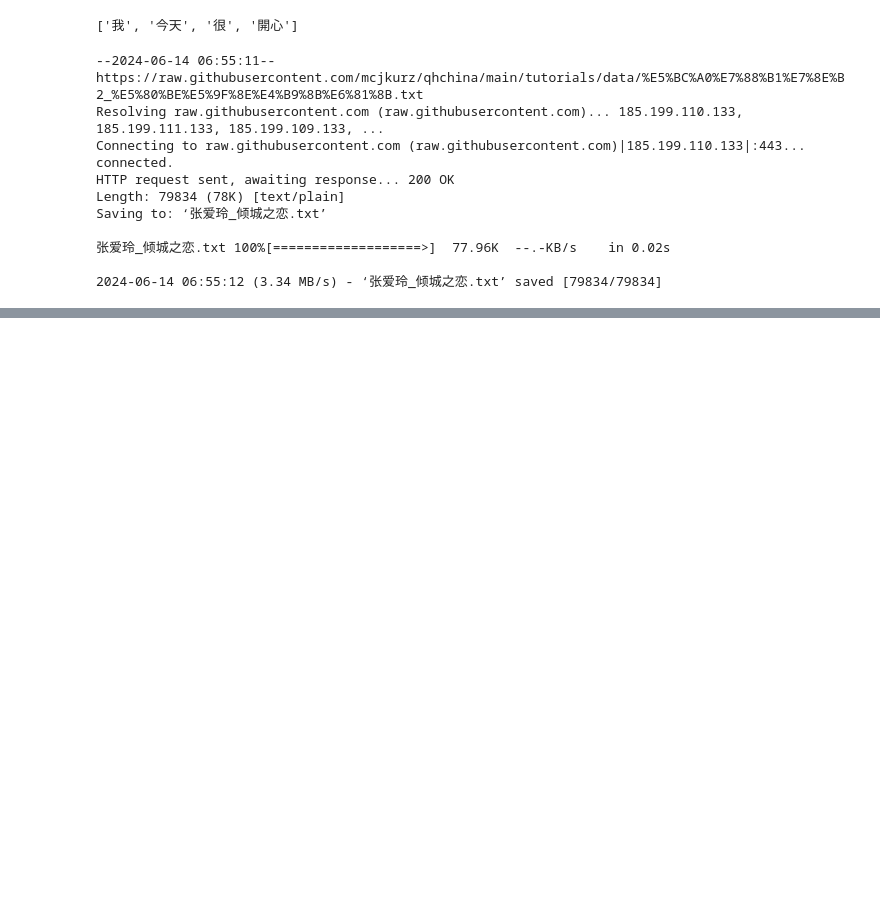
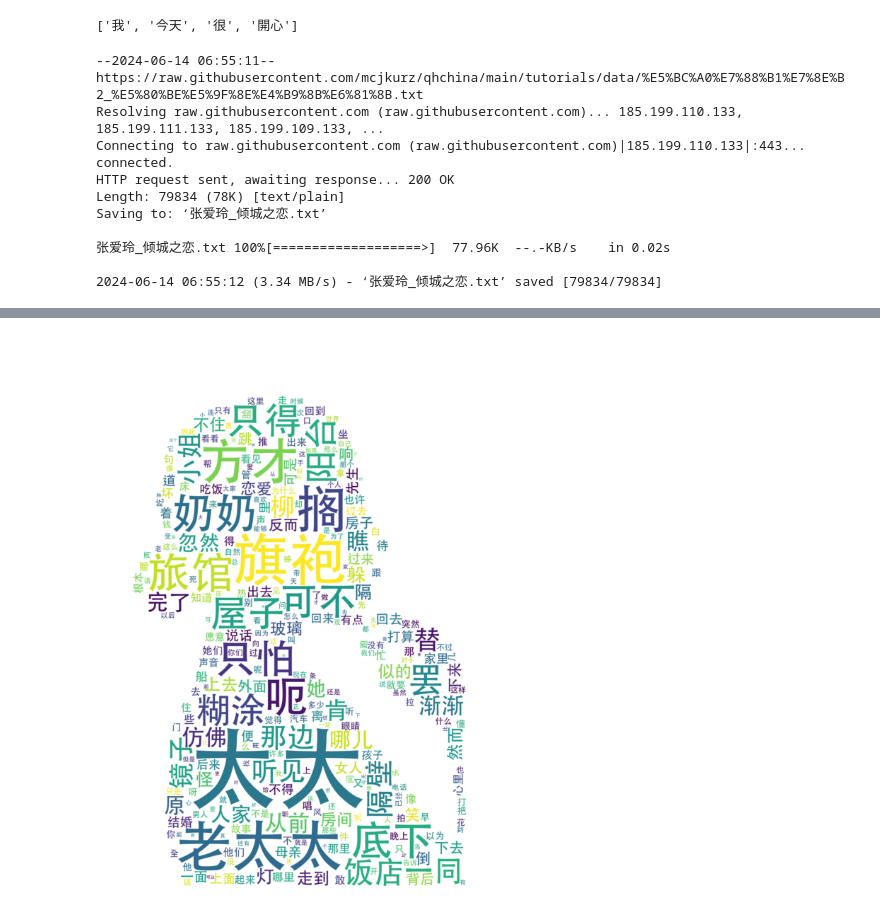
Before and after one commit to mcjkurz/qhchina, a Jupyter notebook: tutorials/Intro_to_Python_for_Chinese_Humanities.ipynb, the cells around one changed output, grey strips where cells are left out. Saved outputs shown, nothing was run; the diff lists cells and outputs as text; code cells hidden in the pictures; blank space fills up the shorter version.

```diff
--- a/tutorials/Intro_to_Python_for_Chinese_Humanities.ipynb
+++ b/tutorials/Intro_to_Python_for_Chinese_Humanities.ipynb
@@ -213,4 +213,5 @@ counts = {k:v for k,v in counts}
 # %%
 word_freqs = {k:v for k,v in word_freqs}
 # %%
-counts_compared = {k:counts[k]/word_freqs[k] for k in counts.keys() if k in word_freqs.keys() and words.count(k) > 10}
+counts_compared = {k:counts[k]/word_freqs[k] for k in counts.keys() if k in word_freqs.keys() and words.count(k) > 5}
+print(len(counts_compared))
@@ -236,0 +267,27 @@ sorted(counts_compared.items(), key=lambda r : r[-1], reverse=True)[2:50]
+# %%
+import numpy as np
+from PIL import Image
+
+# The Image shape in which you wanna convert it to.
+mask = np.array(Image.open('hat.jpg'))
+
+from wordcloud import WordCloud
+import matplotlib.pyplot as plt
+wordcloud_data = sorted(counts_compared.items(), key=lambda r : r[-1], reverse=True)[2:300]
+
+# Convert to a dictionary
+frequencies_dict = dict(wordcloud_data)
+
+# Generate word cloud
+wordcloud = WordCloud(font_path='STHeiti Medium (2).ttc', max_words=500, mask=mask, width=1200, height=1200,
+                      background_color='white')
+
+wordcloud.generate_from_frequencies(frequencies_dict)
+
+# Display the generated word cloud
+plt.figure(figsize=(10, 10))
+plt.imshow(wordcloud, interpolation='bilinear')
+plt.axis('off')
+plt.show()
+# %% [output]
+[figure, added]
```
Also changed, not shown: parts of 3 cells of this notebook.
